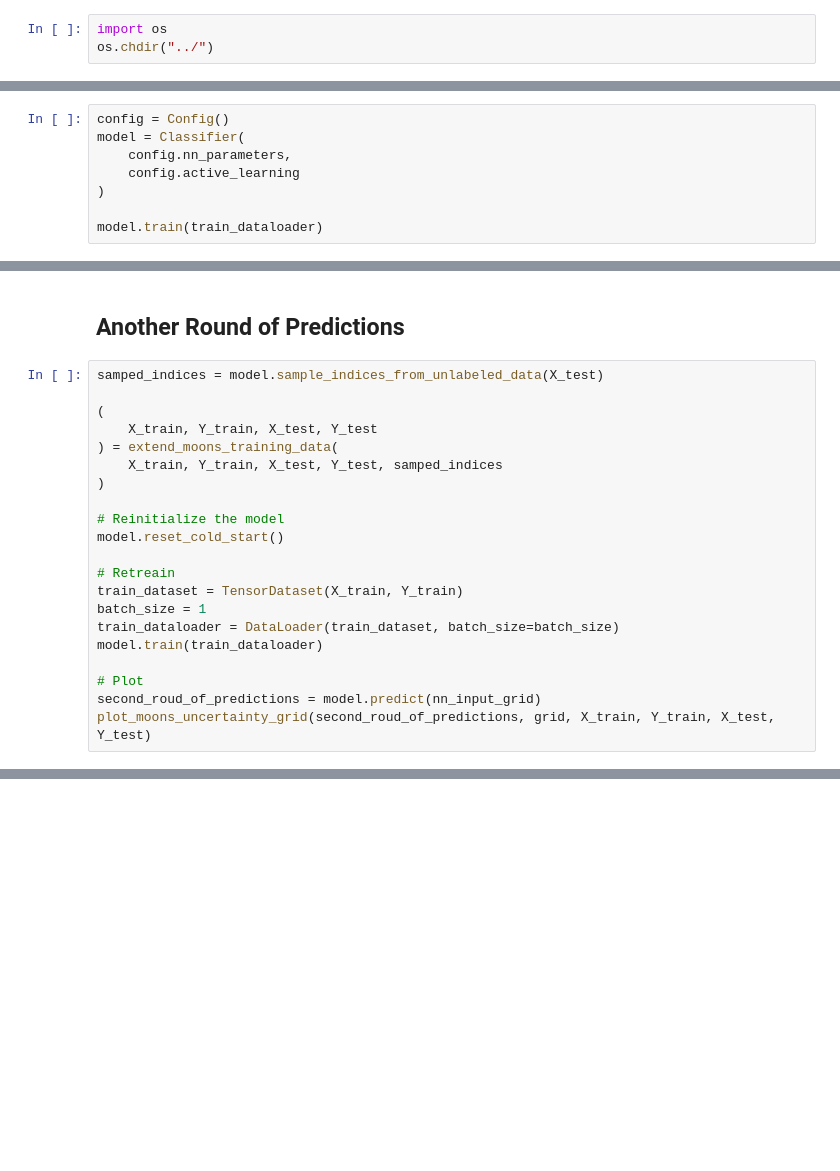
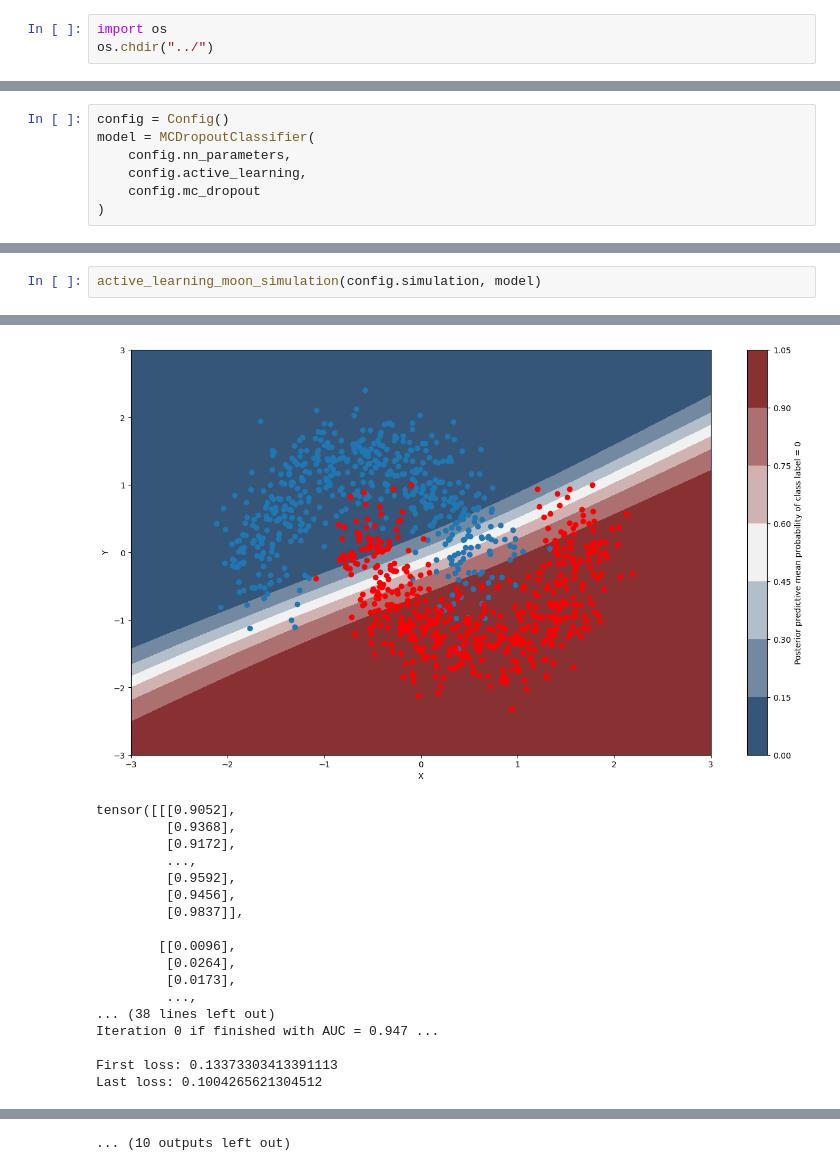
Before and after one commit to sahanmar/hebe, a Jupyter notebook: showcase/simulation_visualization.ipynb, the cells around one changed output, grey strips where cells are left out. Drawn from its saved outputs; the diff is of its cells as text; blank space fills up the shorter version.

Commit message:
add more models and configs

```diff
--- a/showcase/simulation_visualization.ipynb
+++ b/showcase/simulation_visualization.ipynb
@@ -27,8 +8,7 @@ train_dataloader = DataLoader(train_dataset, batch_size=batch_size)
 # %%
 config = Config()
-model = Classifier(
+model = MCDropoutClassifier(
     config.nn_parameters,
-    config.active_learning
+    config.active_learning,
+    config.mc_dropout
 )
-
-model.train(train_dataloader)
@@ -46,23 +15,3 @@ plot_moons_uncertainty_grid(first_round_of_predictions, grid, X_train, Y_train,
-# %% [markdown]
-## Another Round of Predictions
-# %%
-samped_indices = model.sample_indices_from_unlabeled_data(X_test)
-
-(
-    X_train, Y_train, X_test, Y_test
-) = extend_moons_training_data(
-    X_train, Y_train, X_test, Y_test, samped_indices
-)
-
-# Reinitialize the model
-model.reset_cold_start()
-
-# Retreain
-train_dataset = TensorDataset(X_train, Y_train)
-batch_size = 1
-train_dataloader = DataLoader(train_dataset, batch_size=batch_size)
-model.train(train_dataloader)
-
-# Plot
-second_roud_of_predictions = model.predict(nn_input_grid)
-plot_moons_uncertainty_grid(second_roud_of_predictions, grid, X_train, Y_train, X_test, Y_test)
+# %%
+active_learning_moon_simulation(config.simulation, model)
+# %% [output]
@@ -68,0 +20,18 @@ plot_moons_uncertainty_grid(second_roud_of_predictions, grid, X_train, Y_train,
+[figure, added]
+tensor([[[0.9052],
+         [0.9368],
+         [0.9172],
+         ...,
+         [0.9592],
+         [0.9456],
+         [0.9837]],
+
+        [[0.0096],
+         [0.0264],
+         [0.0173],
+         ...,
+... (38 lines left out)
+Iteration 0 if finished with AUC = 0.947 ...
+
+First loss: 0.13373303413391113
+Last loss: 0.1004265621304512
@@ -68,0 +111 @@ plot_moons_uncertainty_grid(second_roud_of_predictions, grid, X_train, Y_train,
+... (10 outputs left out)
```
Also changed, not shown: parts of 8 cells of this notebook, 11 other files.
